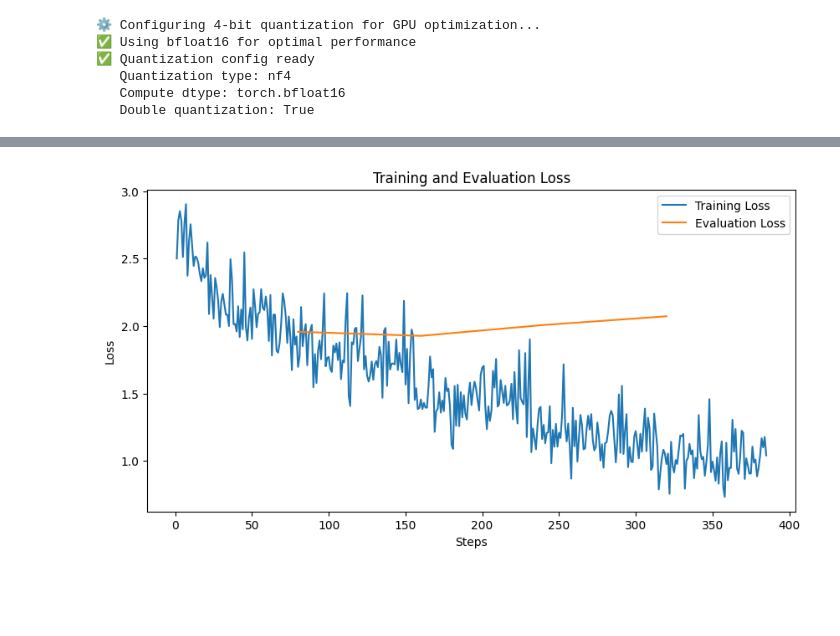
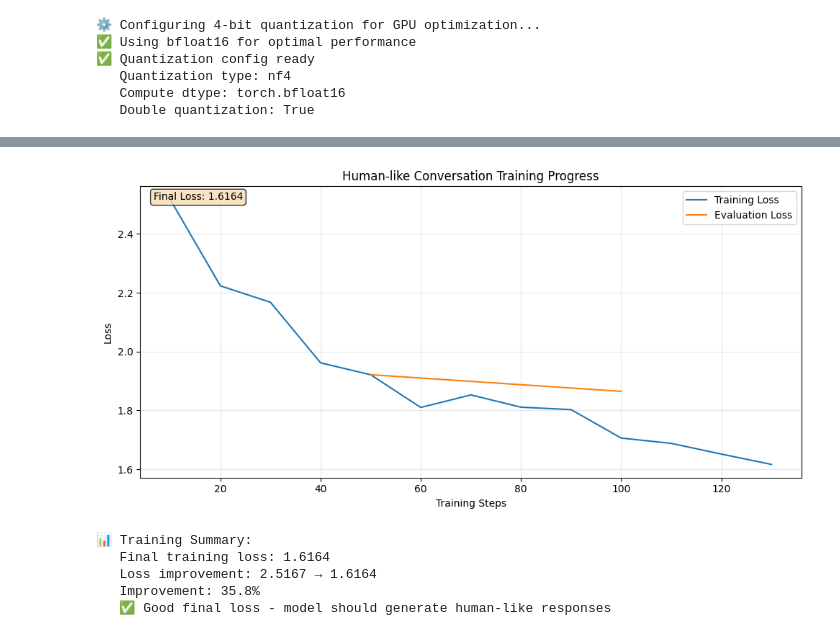
Before and after one commit to AviRahimov/Llama_Training_With_LoRA, a Jupyter notebook: llama-3-2-1b-lora-train.ipynb, the cells around one changed output, grey strips where cells are left out. Cells and saved outputs as stored; diff of their text form; code cells hidden in the pictures; blank space fills up the shorter version.

```diff
--- a/llama-3-2-1b-lora-train.ipynb
+++ b/llama-3-2-1b-lora-train.ipynb
@@ -291,8 +375,8 @@ print("=" * 50)
 import pandas as pd
 from datasets import Dataset, DatasetDict
 
-# Local file path - update this to match your CSV file location
-file_path = r'c:\Users\rahim\Documents\combined_human_conversations.csv'
+# Local file path - updated for Linux environment
+file_path = '/home/vi/Llama_Training_With_LoRA/combined_human_conversations.csv'
 
 # Check if file exists
 import os
@@ -779,22 +1025,22 @@ from transformers import Trainer, DataCollatorForLanguageModeling
 
 print("Setting up standard Trainer (avoiding SFTTrainer issues)...")
 
-# Simple single-item tokenization function
+# Fixed tokenization function with proper tensor handling
 def tokenize_function(examples):
     # Tokenize each text individually
     texts = examples[sft_config.dataset_text_field]
 
-    # Tokenize with proper settings
+    # Tokenize with proper settings - FIXED: Add padding=True
     tokenized = tokenizer(
         texts,
         truncation=True,
-        padding=False,
+        padding=True,  # CRITICAL FIX: Enable padding for batching
         max_length=sft_config.max_seq_length,
         return_tensors=None
     )
 
-    # For causal LM, labels = input_ids
-    tokenized["labels"] = tokenized["input_ids"].copy()
+    # For causal LM, labels = input_ids (ensure it's a list, not nested)
+    tokenized["labels"] = [input_ids[:] for input_ids in tokenized["input_ids"]]
 
     return tokenized
 
@@ -816,11 +1062,12 @@ tokenized_eval = dataset_dict["eval"].map(
 
 print(f"✅ Train: {len(tokenized_train)}, Eval: {len(tokenized_eval)}")
 
-# Data collator
+# Fixed data collator with proper padding
 data_collator = DataCollatorForLanguageModeling(
     tokenizer=tokenizer,
     mlm=False,
     pad_to_multiple_of=8,
+    return_tensors="pt"  # CRITICAL FIX: Ensure proper tensor format
 )
 
 # Convert SFTConfig to TrainingArguments
@@ -965,23 +1253,53 @@ print("=" * 50)
 # %%
 import matplotlib.pyplot as plt
 
 # After trainer.train()
 log_history = trainer.state.log_history
 train_loss = [log['loss'] for log in log_history if 'loss' in log]
 eval_loss = [log['eval_loss'] for log in log_history if 'eval_loss' in log]
 steps = [log['step'] for log in log_history if 'loss' in log]
 eval_steps = [log['step'] for log in log_history if 'eval_loss' in log]
 
 plt.figure(figsize=(10, 5))
 plt.plot(steps, train_loss, label="Training Loss")
-plt.plot(eval_steps, eval_loss, label="Evaluation Loss")
-plt.title("Training and Evaluation Loss")
-plt.xlabel("Steps")
+if eval_loss:  # Only plot if we have eval data
+    plt.plot(eval_steps, eval_loss, label="Evaluation Loss")
+plt.title("Human-like Conversation Training Progress")
+plt.xlabel("Training Steps")
 plt.ylabel("Loss")
 plt.legend()
+plt.grid(True, alpha=0.3)
+
+# Add training info to plot
+if train_loss:
+    plt.text(0.02, 0.98, f'Final Loss: {train_loss[-1]:.4f}',
+             transform=plt.gca().transAxes, verticalalignment='top',
+             bbox=dict(boxstyle='round', facecolor='wheat', alpha=0.8))
+
+plt.tight_layout()
 plt.show()
+
+# Training summary
+if train_loss:
+    print(f"\n📊 Training Summary:")
+    print(f"   Final training loss: {train_loss[-1]:.4f}")
+    print(f"   Loss improvement: {train_loss[0]:.4f} → {train_loss[-1]:.4f}")
+    improvement = ((train_loss[0] - train_loss[-1]) / train_loss[0]) * 100
+    print(f"   Improvement: {improvement:.1f}%")
+
+    if train_loss[-1] < 2.0:
+        print("   ✅ Good final loss - model should generate human-like responses")
+    elif train_loss[-1] < 3.0:
+        print("   ⚠️  Moderate loss - responses might need more training")
+    else:
+        print("   ❌ High loss - consider training longer or adjusting parameters")
 # %% [output]
-[figure, old version]
+[figure, new version]
+📊 Training Summary:
+   Final training loss: 1.6164
+   Loss improvement: 2.5167 → 1.6164
+   Improvement: 35.8%
+   ✅ Good final loss - model should generate human-like responses
 # %%
 final_adapter_path = f"{output_dir}/final_model_adapters_combined_datasets"
 trainer.model.save_pretrained(final_adapter_path) # Saves only the LoRA adapters
```
Also changed, not shown: parts of 19 cells of this notebook, 6 other files.
